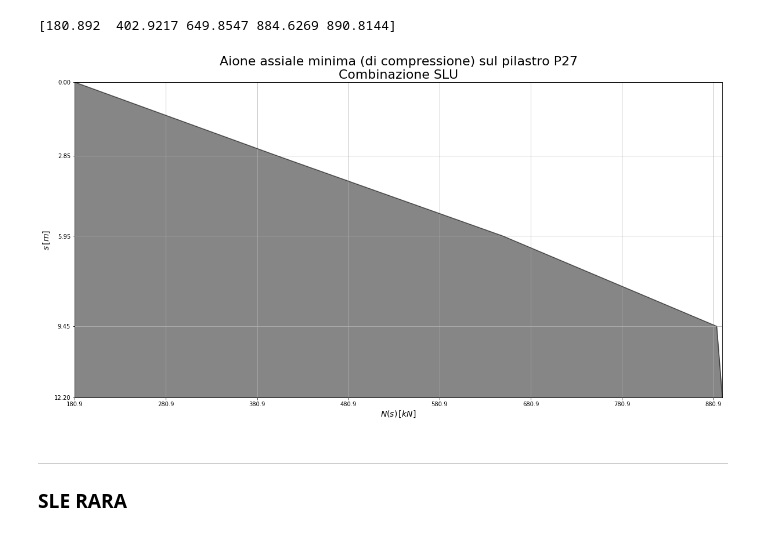
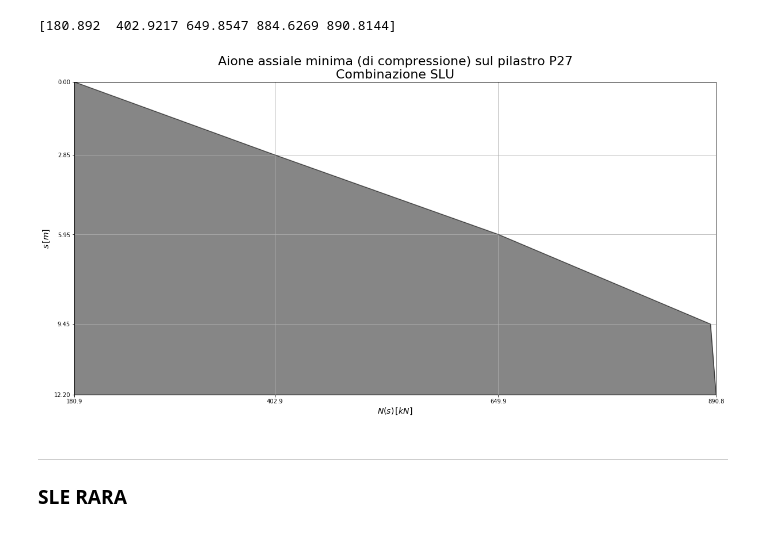
Before and after one commit to akaanzo/structural-safety, a Jupyter notebook: sol_col.ipynb, the cells around one changed output. Cells and saved outputs as stored; diff of their text form; code cells hidden in the pictures.

```diff
--- a/sol_col.ipynb
+++ b/sol_col.ipynb
@@ -133,20 +129,21 @@ print(N1min_slu)
 # %%
 plt.figure(figsize=(20,10))
 plt.plot(N1min_slu,s,12.2, color='#0f0f0f80')
 plt.fill_between(N1min_slu,12.2,s, color='#0f0f0f80')
 plt.ylim(0, l1+l2+l3+l4)
 plt.xlim(np.min(N1min_slu), np.max(N1min_slu))
 plt.gca().invert_yaxis()
 plt.grid()
 plt.ylabel(r'$s\,[m]$', fontsize='14')
 plt.xlabel(r'$N(s)\,[kN]$', fontsize='14')
 plt.yticks([0,l1, l1+l2, l1+l2+l3, l1+l2+l3+l4])
-plt.xticks(np.arange(np.min(N1min_slu), np.max(N1min_slu)+50, step=100))
+plt.xticks([float(N1min_slu[0]),float(N1min_slu[1]),float(N1min_slu[2]), float(N1min_slu[4])])
 plt.axhline(0, color='black')
 plt.title('Aione assiale minima (di compressione) sul pilastro P27\nCombinazione SLU', fontsize='22')
+plt.savefig('export/img/P27_minAxialLoad_slu.jpg')
 plt.show()
 # %% [output]
-[figure, old version]
+[figure, new version]
 # %% [markdown]
 ---
 ### SLE RARA
```
Also changed, not shown: parts of 32 cells of this notebook, 17 other files.
